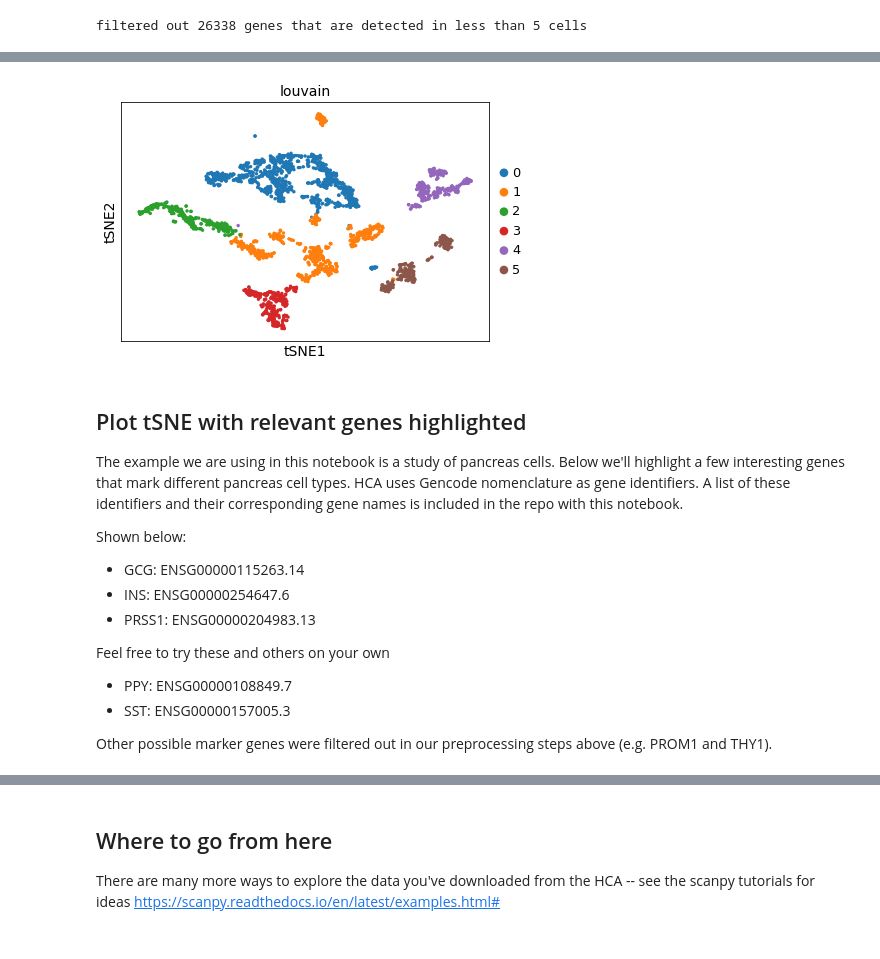
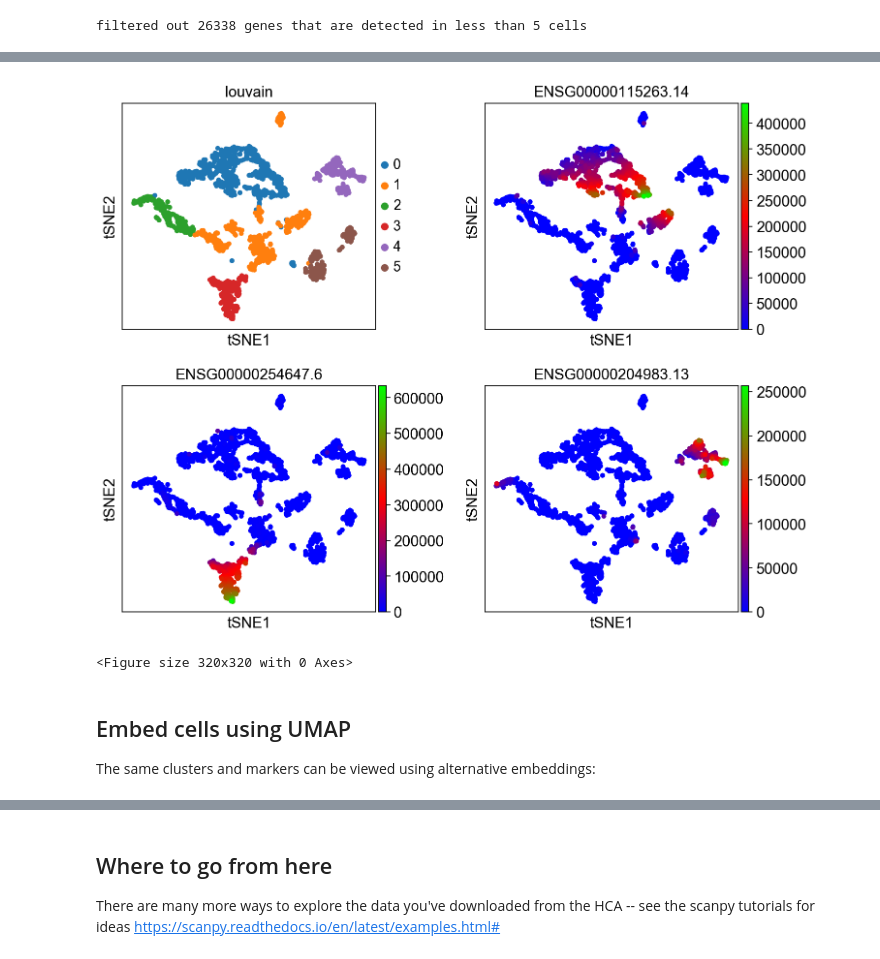
Before and after one commit to GenevieveHaliburton/scratch, a Jupyter notebook: hca_demo_scanpy.ipynb, the cells around one changed output, grey strips where cells are left out. Saved outputs shown, nothing was run; the diff lists cells and outputs as text; code cells hidden in the pictures.

```diff
--- a/hca_demo_scanpy.ipynb
+++ b/hca_demo_scanpy.ipynb
@@ -74,20 +92,11 @@ computing UMAP
 # %%
-sc.pl.tsne(adata, color=['louvain'])
+sc.pl.tsne(adata, color=['louvain', 'ENSG00000115263.14', 'ENSG00000254647.6', 'ENSG00000204983.13'], ncols=2, wspace=0.3)
+plt.tight_layout();
 # %% [output]
-[figure, old version]
+[figure, new version]
+<Figure size 320x320 with 0 Axes>
-# %% [markdown]
-## Plot tSNE with relevant genes highlighted
-The example we are using in this notebook is a study of pancreas cells. Below we'll highlight a few interesting genes that mark different pancreas cell types.
-HCA uses Gencode nomenclature as gene identifiers. A list of these identifiers and their corresponding gene names is included in the repo with this notebook.
-
-Shown below:
-- GCG: ENSG00000115263.14
-- INS: ENSG00000254647.6
-- PRSS1: ENSG00000204983.13
-
-Feel free to try these and others on your own
-- PPY: ENSG00000108849.7
-- SST: ENSG00000157005.3
-
-Other possible marker genes were filtered out in our preprocessing steps above (e.g. PROM1 and THY1).
+# %% [markdown]
+## Embed cells using UMAP
+
+The same clusters and markers can be viewed using alternative embeddings:
 # %%
```
Also changed, not shown: parts of 13 cells of this notebook.
